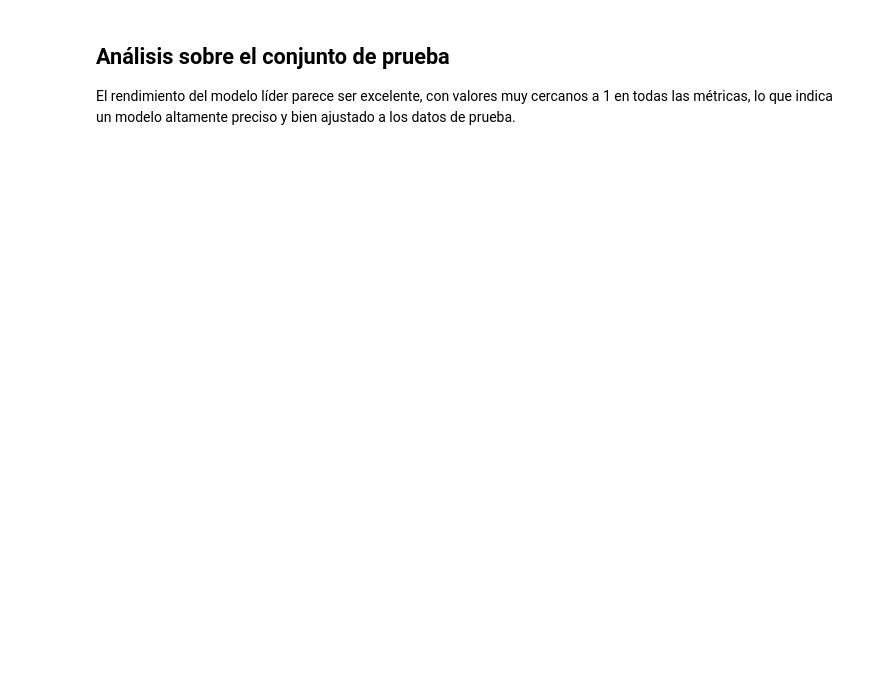
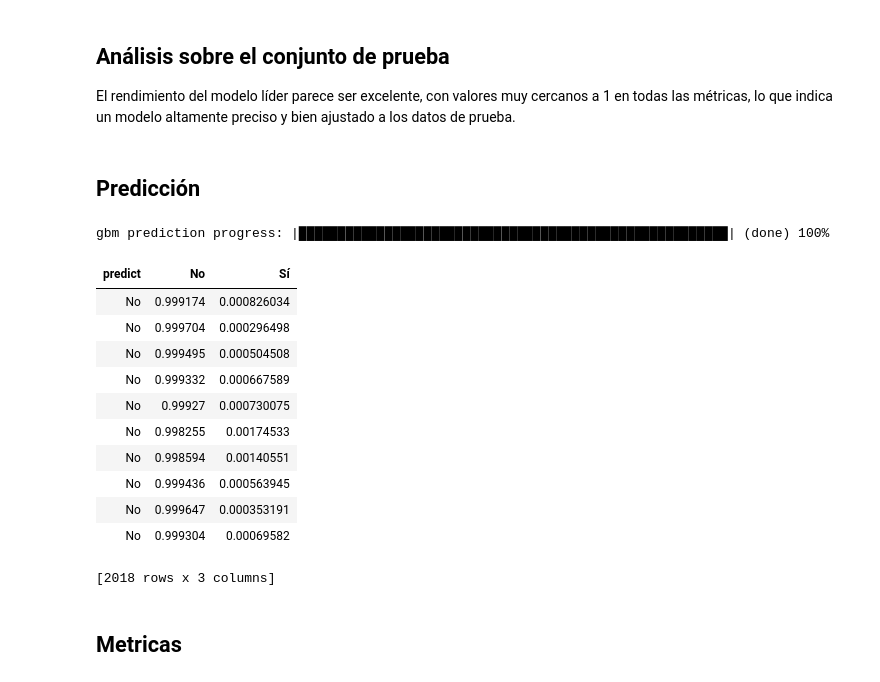
Before and after one commit to hernanifran/FAA, a Jupyter notebook: h2o_Maintenance.ipynb, the cells around one changed output. Saved outputs shown, nothing was run; the diff lists cells and outputs as text; code cells hidden in the pictures; blank space fills up the shorter version.

```diff
--- a/h2o_Maintenance.ipynb
+++ b/h2o_Maintenance.ipynb
@@ -344,3 +344,30 @@ aml.explain_row(test, row_index=0)
 ## Análisis sobre el conjunto de prueba
 
 El rendimiento del modelo líder parece ser excelente, con valores muy cercanos a 1 en todas las métricas, lo que indica un modelo altamente preciso y bien ajustado a los datos de prueba.
+# %% [markdown]
+## Predicción
+# %%
+# Convertir nuevos datos a un H2OFrame
+new_data = h2o.H2OFrame(test)
+
+# Hacer predicciones
+predictions = aml.leader.predict(new_data)
+
+# Visualizar las predicciones
+predictions
+# %% [output]
+gbm prediction progress: |███████████████████████████████████████████████████████| (done) 100%
+| predict | No | Sí |
+| No | 0.999174 | 0.000826034 |
+| No | 0.999704 | 0.000296498 |
+| No | 0.999495 | 0.000504508 |
+| No | 0.999332 | 0.000667589 |
+| No | 0.99927 | 0.000730075 |
+| No | 0.998255 | 0.00174533 |
+| No | 0.998594 | 0.00140551 |
+| No | 0.999436 | 0.000563945 |
+| No | 0.999647 | 0.000353191 |
+| No | 0.999304 | 0.00069582 |
+[2018 rows x 3 columns]
+# %% [markdown]
+## Metricas
```
Also changed, not shown: parts of 9 cells of this notebook.
